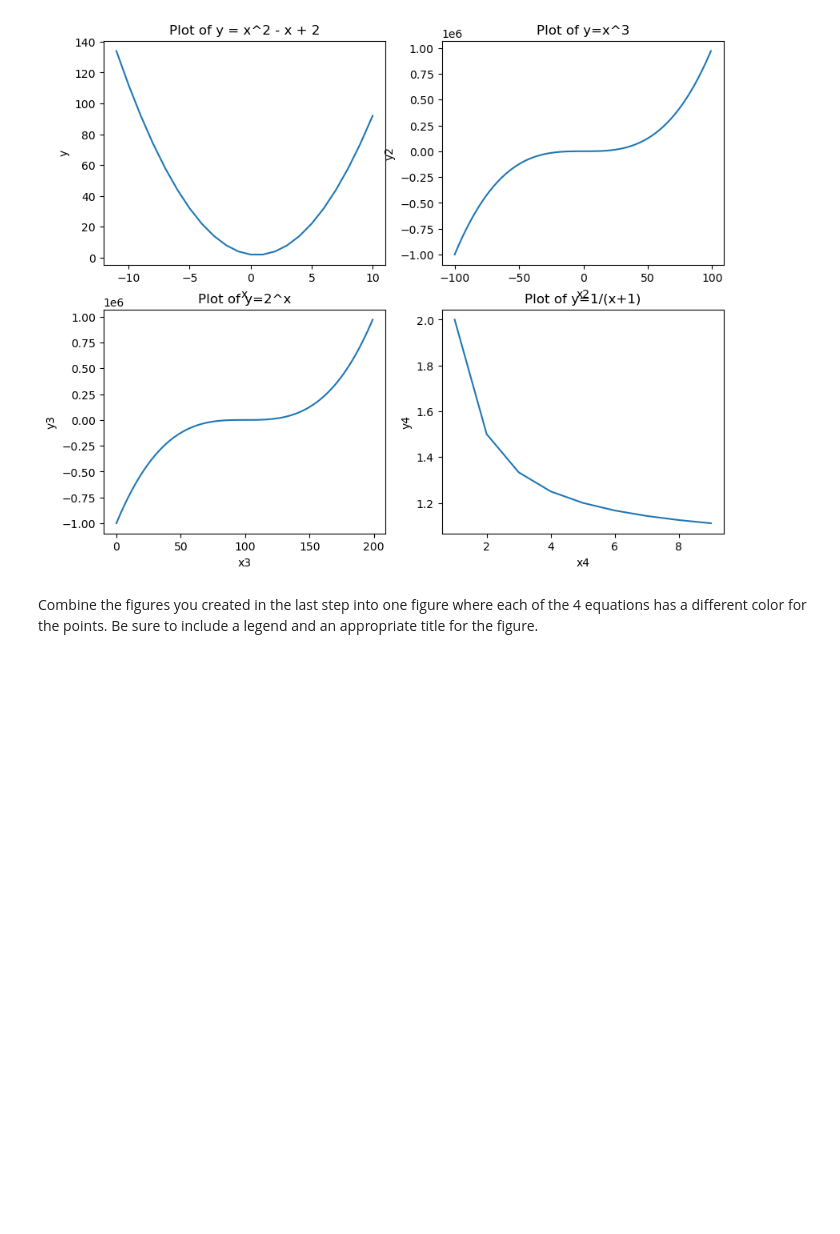
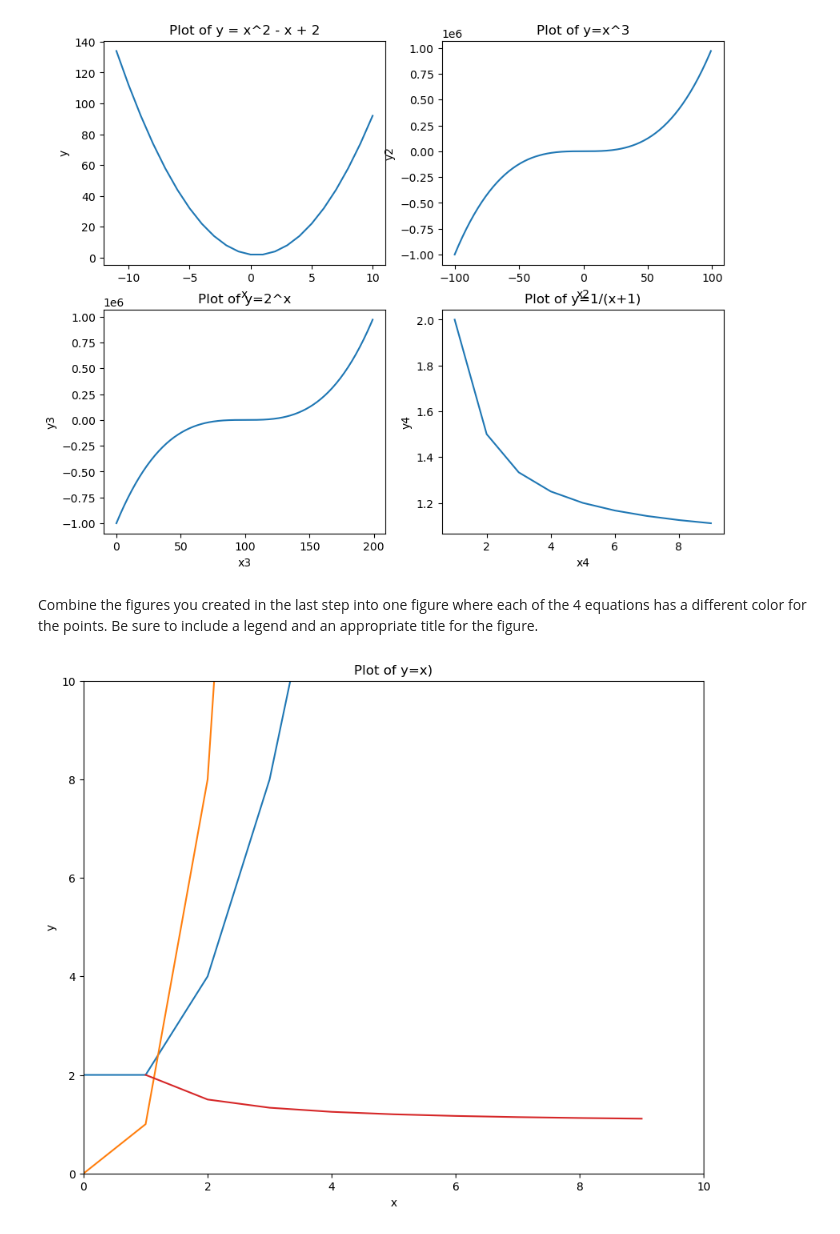
Before and after one commit to mannievilla/numpy-pandas-visualization-exercises, a Jupyter notebook: matplotlib_exercises.ipynb, the cells around one changed output. Drawn from its saved outputs; the diff is of its cells as text; code cells hidden in the pictures; blank space fills up the shorter version.

```diff
--- a/matplotlib_exercises.ipynb
+++ b/matplotlib_exercises.ipynb
@@ -184,6 +184,50 @@ plt.show()
 [figure]
 # %% [markdown]
 Combine the figures you created in the last step into one figure where each of the 4 equations has a different color for the points. Be sure to include a legend and an appropriate title for the figure.
+# %%
+plt.figure(figsize=(10, 8))
+
+
+x = np.arange(-11, 11)
+
+y = x**2 - x + 2
+
+plt.plot(x, y)
+
+## next plot
+
+x2 = np.arange(-100, 100)
+
+y2 = [num**3 for num in x2]
+
+plt.plot(x2, y2)
+
+## next plot
+
+x3 = np.arange(0, 200)
+
+y3 = [2**num for num in x3]
+
+plt.plot(x3, y2)
+
+## next plot
+
+x4 = np.arange(0, 10)
+
+y4 = [(1/num + 1) for num in x4]
+
+plt.plot(x4, y4)
+
+plt.xlabel('x')
+plt.ylabel('y')
+plt.title('Plot of y=x)')
+
+plt.xlim(0, 10)
+plt.ylim(0, 10)
+
+plt.show()
+# %% [output]
+[figure, added]
 # %%
 Make a new Jupyter notebook named big_o_notation.ipynb
 
```
